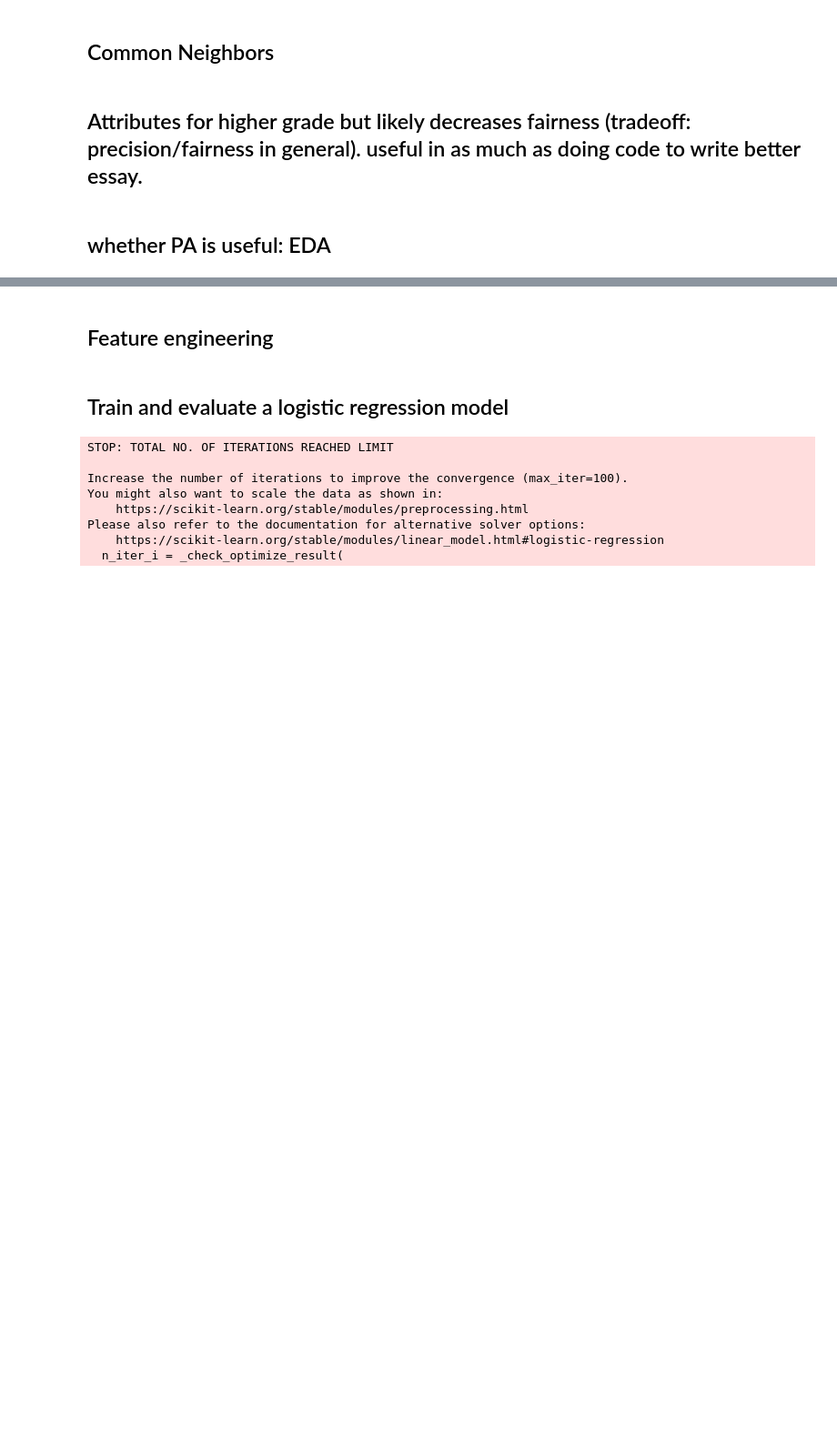
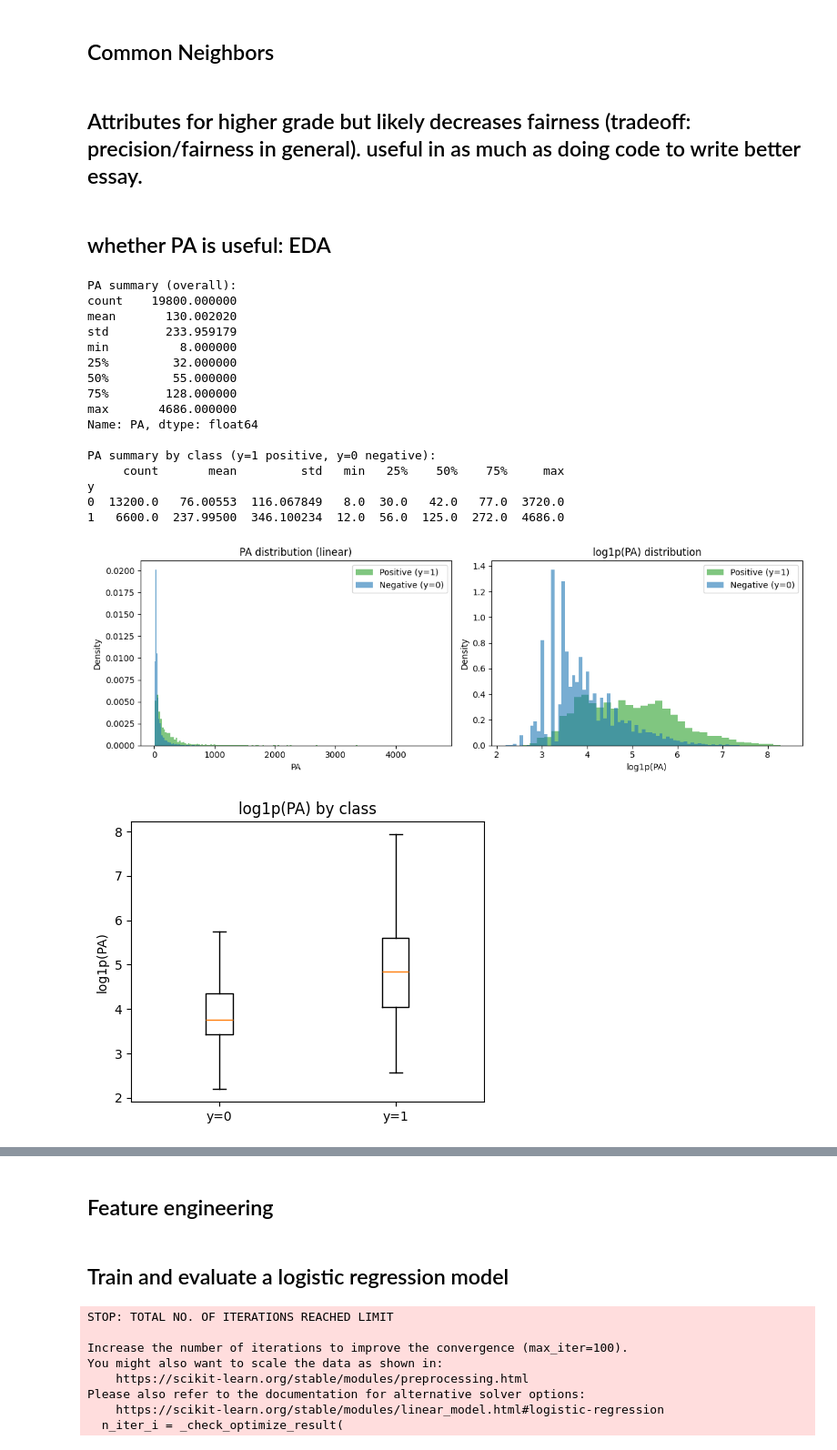
Before and after one commit to ursumarius/Link-predict-social-netw-fairness, a Jupyter notebook: fair-link-prediction-social-network.ipynb, the cells around one changed output, grey strips where cells are left out. Shown at 91% size. Drawn from its saved outputs; the diff is of its cells as text; code cells hidden in the pictures; blank space fills up the shorter version.

Commit message:
EDA to see if PA is useful (shifts to the right for positive label)

```diff
--- a/fair-link-prediction-social-network.ipynb
+++ b/fair-link-prediction-social-network.ipynb
@@ -415,4 +415,74 @@ Hint: try completing the triangle.
 # %% [markdown]
 ## whether PA is useful: EDA
 # %%
-## To copy from Lab5.
+# what is the distribution of the Feature PA values in the X data ?
+import numpy as np
+import matplotlib.pyplot as plt
+import pandas as pd
+
+if 'X' not in globals() or 'Y' not in globals() or len(X) == 0:
+    raise RuntimeError("Build X and Y first (run the dataset creation cell).")
+
+X_arr = np.asarray(X, dtype=float)
+Y_arr = np.asarray(Y, dtype=int)
+PA = X_arr[:, 0]
+
+# Summary stats overall and by class
+df_pa = pd.DataFrame({'PA': PA, 'y': Y_arr})
+print("PA summary (overall):")
+print(df_pa['PA'].describe())
+print("\nPA summary by class (y=1 positive, y=0 negative):")
+print(df_pa.groupby('y')['PA'].describe())
+
+# Split for plots
+pa_pos = df_pa.loc[df_pa.y == 1, 'PA'].to_numpy()
+pa_neg = df_pa.loc[df_pa.y == 0, 'PA'].to_numpy()
+
+# Plots: linear scale and log1p scale for heavy tails
+fig, axes = plt.subplots(1, 2, figsize=(12, 4))
+
+# Linear scale histogram
+bins = 'auto'
+axes[0].hist(pa_pos, bins=bins, alpha=0.6, label='Positive (y=1)', color='tab:green', density=True)
+axes[0].hist(pa_neg, bins=bins, alpha=0.6, label='Negative (y=0)', color='tab:blue', density=True)
+axes[0].set_title('PA distribution (linear)')
+axes[0].set_xlabel('PA')
+axes[0].set_ylabel('Density')
+axes[0].legend()
+
+# Log1p scale histogram
+axes[1].hist(np.log1p(pa_pos), bins=bins, alpha=0.6, label='Positive (y=1)', color='tab:green', density=True)
+axes[1].hist(np.log1p(pa_neg), bins=bins, alpha=0.6, label='Negative (y=0)', color='tab:blue', density=True)
+axes[1].set_title('log1p(PA) distribution')
+axes[1].set_xlabel('log1p(PA)')
+axes[1].set_ylabel('Density')
+axes[1].legend()
+
+plt.tight_layout()
+plt.show()
+
+# Optional: simple boxplot on log1p scale
+plt.figure(figsize=(5, 4))
+plt.boxplot([np.log1p(pa_neg), np.log1p(pa_pos)], labels=['y=0', 'y=1'], showfliers=False)
+plt.title('log1p(PA) by class')
+plt.ylabel('log1p(PA)')
+plt.show()
+# %% [output]
+PA summary (overall):
+count    19800.000000
+mean       130.002020
+std        233.959179
+min          8.000000
+25%         32.000000
+50%         55.000000
+75%        128.000000
+max       4686.000000
+Name: PA, dtype: float64
+
+PA summary by class (y=1 positive, y=0 negative):
+     count       mean         std   min   25%    50%    75%     max
+y
+0  13200.0   76.00553  116.067849   8.0  30.0   42.0   77.0  3720.0
+1   6600.0  237.99500  346.100234  12.0  56.0  125.0  272.0  4686.0
+[figure, added]
+[figure, added]
```
Also changed, not shown: parts of 1 cell of this notebook.
